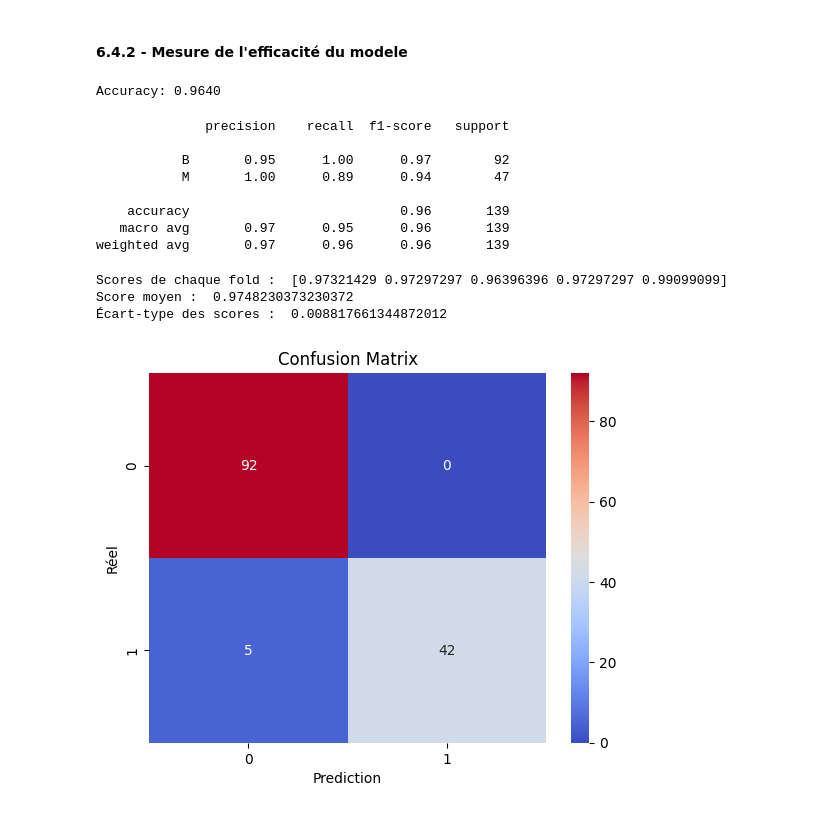
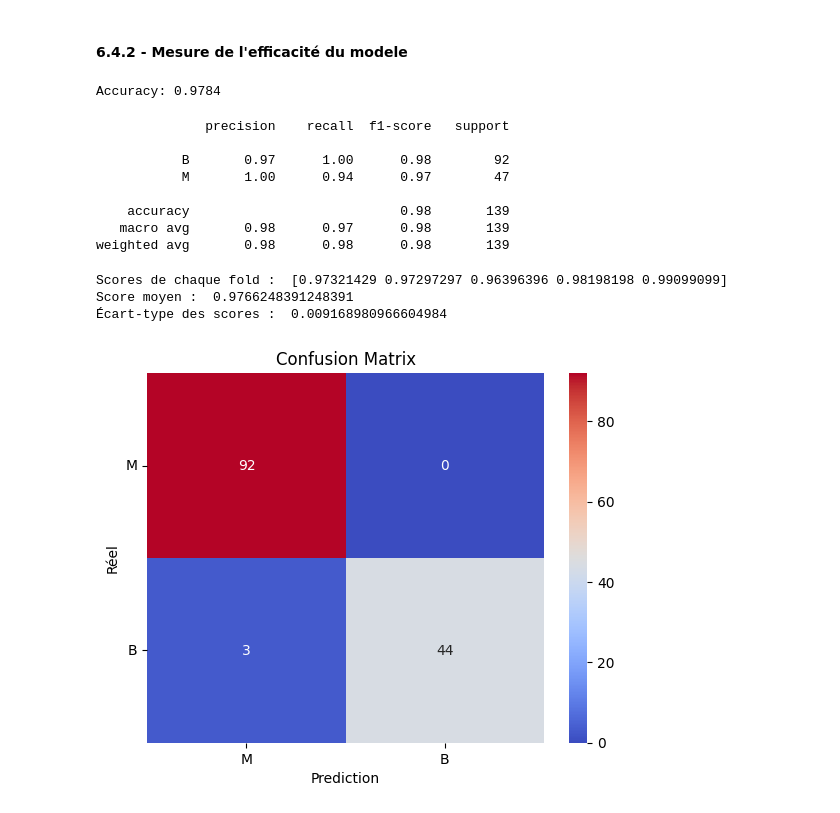
Before and after one commit to Dim2960/semiology_AI, a Jupyter notebook: cancer_sein/Exploration.ipynb, the cells around one changed output. Saved outputs shown, nothing was run; the diff lists cells and outputs as text; code cells hidden in the pictures.

```diff
--- a/cancer_sein/Exploration.ipynb
+++ b/cancer_sein/Exploration.ipynb
@@ -842,10 +842,10 @@ pipeline_reg_log = Pipeline(steps=[
 # %%
 # Définir la distribution des hyperparamètres à rechercher
 param_dist_reg_log = {
-    'model_regression_logistic__penalty': ['l1', 'l2', 'elasticnet', 'none'],  # Norm of the penalty
-    'model_regression_logistic__C': uniform(0.01, 10),                         # Inverse of regularization strength
-    'model_regression_logistic__solver': ['newton-cg', 'lbfgs', 'liblinear', 'sag', 'saga'],  # Algorithm to use in the optimization problem
-    'model_regression_logistic__max_iter': randint(100, 1000)                                # Power parameter for the Minkowski metric (1=Manhattan, 2=Euclidean)
+    'model_regression_logistic__penalty': ['l1', 'l2'],
+    'model_regression_logistic__C': uniform(0.01, 10),
+    'model_regression_logistic__solver': ['liblinear','saga'],
+    'model_regression_logistic__max_iter': randint(100, 1000)
 }
 # %%
 # Configurer la recherche aléatoire
@@ -1055,7 +1074,7 @@ pipeline_rfc = Pipeline(steps=[
 # Définir la distribution des hyperparamètres à rechercher
 param_dist_rfc = {
     'random_forest__n_estimators': randint(10, 200),
-    'random_forest__max_features': ['auto', 'sqrt', 'log2'],
+    'random_forest__max_features': ['sqrt', 'log2'],
     'random_forest__max_depth': randint(1, 20),
     'random_forest__min_samples_split': randint(2, 20),
     'random_forest__min_samples_leaf': randint(1, 20),
@@ -1182,8 +1186,7 @@ plt.show()
 # %% [markdown]
 #### 6.4.0 - Definition du modele et du pipeline
 # %%
-model_MLPC = MLPClassifier(
-    )
+model_MLPC = MLPClassifier(max_iter= 500)
 # %%
 pipeline_MLPC = Pipeline(steps=[
     ('preprocessor', preprocessor),
@@ -1204,8 +1207,8 @@ param_dist_mlpc = {
 random_search_mlpc = RandomizedSearchCV(
     estimator=pipeline_MLPC,
     param_distributions=param_dist_mlpc,
-    n_iter=100,  # Nombre de configurations d'hyperparamètres à essayer
-    cv=5,        # Nombre de folds pour la cross-validation
+    n_iter=500,
+    cv=5,
     verbose=2,
     random_state=42,
     n_jobs=-1,
@@ -1258,7 +1254,7 @@ accuracy_MLPC = accuracy_score(y_test, y_pred_MLPC)
 
 print(f'Accuracy: {accuracy_MLPC:.4f}')
 # %% [output]
-Accuracy: 0.9640
+Accuracy: 0.9784
 # %%
 class_report_MLPC = classification_report(y_test, y_pred_MLPC)
 
@@ -1266,12 +1262,12 @@ print(class_report_MLPC)
 # %% [output]
               precision    recall  f1-score   support
 
-           B       0.95      1.00      0.97        92
-           M       1.00      0.89      0.94        47
+           B       0.97      1.00      0.98        92
+           M       1.00      0.94      0.97        47
 
-    accuracy                           0.96       139
-   macro avg       0.97      0.95      0.96       139
-weighted avg       0.97      0.96      0.96       139
+    accuracy                           0.98       139
+   macro avg       0.98      0.97      0.98       139
+weighted avg       0.98      0.98      0.98       139
 # %%
 '''
 Verifier la robustesse du modele
@@ -1284,16 +1280,18 @@ print("Scores de chaque fold : ", scores)
 print("Score moyen : ", scores.mean())
 print("Écart-type des scores : ", scores.std())
 # %% [output]
-Scores de chaque fold :  [0.97321429 0.97297297 0.96396396 0.97297297 0.99099099]
-Score moyen :  0.9748230373230372
-Écart-type des scores :  0.008817661344872012
+Scores de chaque fold :  [0.97321429 0.97297297 0.96396396 0.98198198 0.99099099]
+Score moyen :  0.9766248391248391
+Écart-type des scores :  0.009168980966604984
 # %%
 conf_matrix_MLPC = confusion_matrix(y_test, y_pred_MLPC)
 
 sns.heatmap(conf_matrix_MLPC, annot=True, fmt='d', cmap='coolwarm')
 plt.xlabel('Prediction')
 plt.ylabel('Réel')
+plt.xticks([0.5, 1.5], ['M', 'B'])
+plt.yticks([0.5, 1.5], ['M', 'B'], rotation=0)
 plt.title('Confusion Matrix')
 plt.show()
 # %% [output]
-[figure, old version]
+[figure, new version]
```
Also changed, not shown: parts of 12 cells of this notebook.
